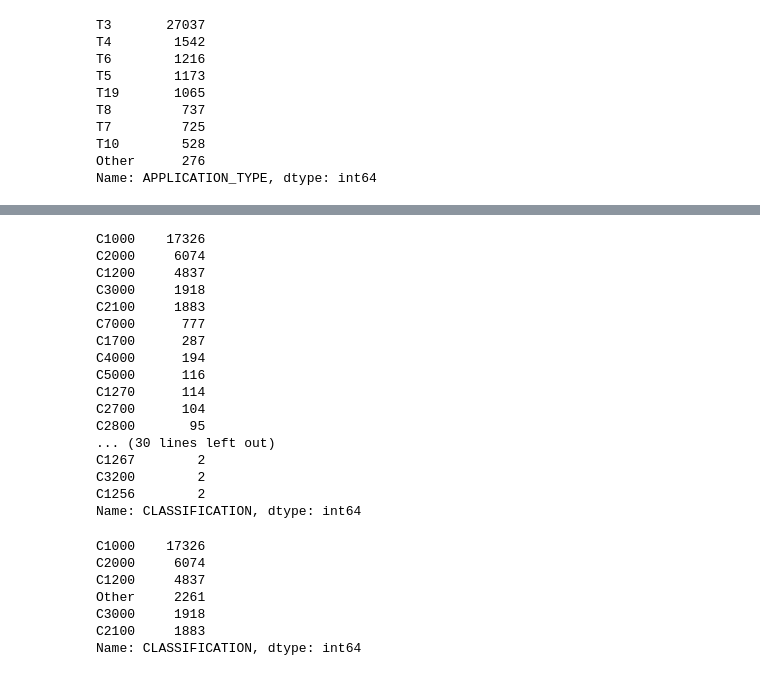
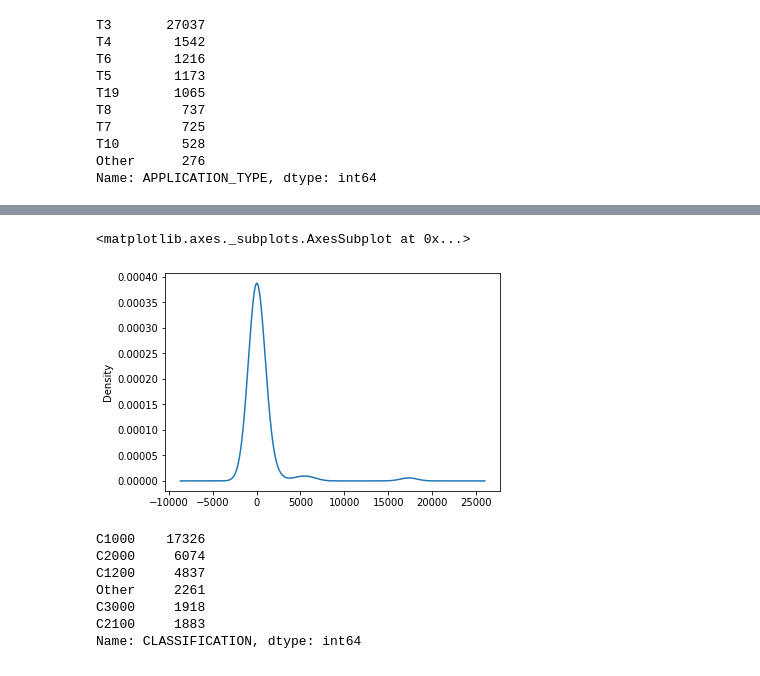
Before and after one commit to Karla-Flores/Neural-Network--Charity-Donation, a Jupyter notebook: Starter_Code.ipynb, the cells around one changed output, grey strips where cells are left out. Cells and saved outputs as stored; diff of their text form; code cells hidden in the pictures.

```diff
--- a/Starter_Code.ipynb
+++ b/Starter_Code.ipynb
@@ -74,3 +74,7 @@ T29        2
 T15        2
 T17        1
 Name: APPLICATION_TYPE, dtype: int64
+# %%
+# Look at CLASSIFICATION value counts for binning
+classification_value = application_df.loc[:, 'CLASSIFICATION'].value_counts()
+classification_value
@@ -96,6 +113,3 @@ T7         725
 T10        528
 Other      276
 Name: APPLICATION_TYPE, dtype: int64
-# %%
-# Look at CLASSIFICATION value counts for binning
-classification_value = application_df.loc[:, 'APPLICATION_TYPE'].value_counts()
@@ -115,24 +116,9 @@ Name: CLASSIFICATION, Length: 71, dtype: int64
 # %%
 # You may find it helpful to look at CLASSIFICATION value counts >1
-#  YOUR CODE GOES HERE
+classification_value.plot(kind='density')
 # %% [output]
-C1000    17326
-C2000     6074
-C1200     4837
-C3000     1918
-C2100     1883
-C7000      777
-C1700      287
-C4000      194
-C5000      116
-C1270      114
-C2700      104
-C2800       95
-... (30 lines left out)
-C1267        2
-C3200        2
-C1256        2
-Name: CLASSIFICATION, dtype: int64
+<matplotlib.axes._subplots.AxesSubplot at 0x...>
+[figure, added]
 # %%
 # Choose a cutoff value and create a list of classifications to be replaced
 # use the variable name `classifications_to_replace`
```
Also changed, not shown: parts of 3 cells of this notebook.
